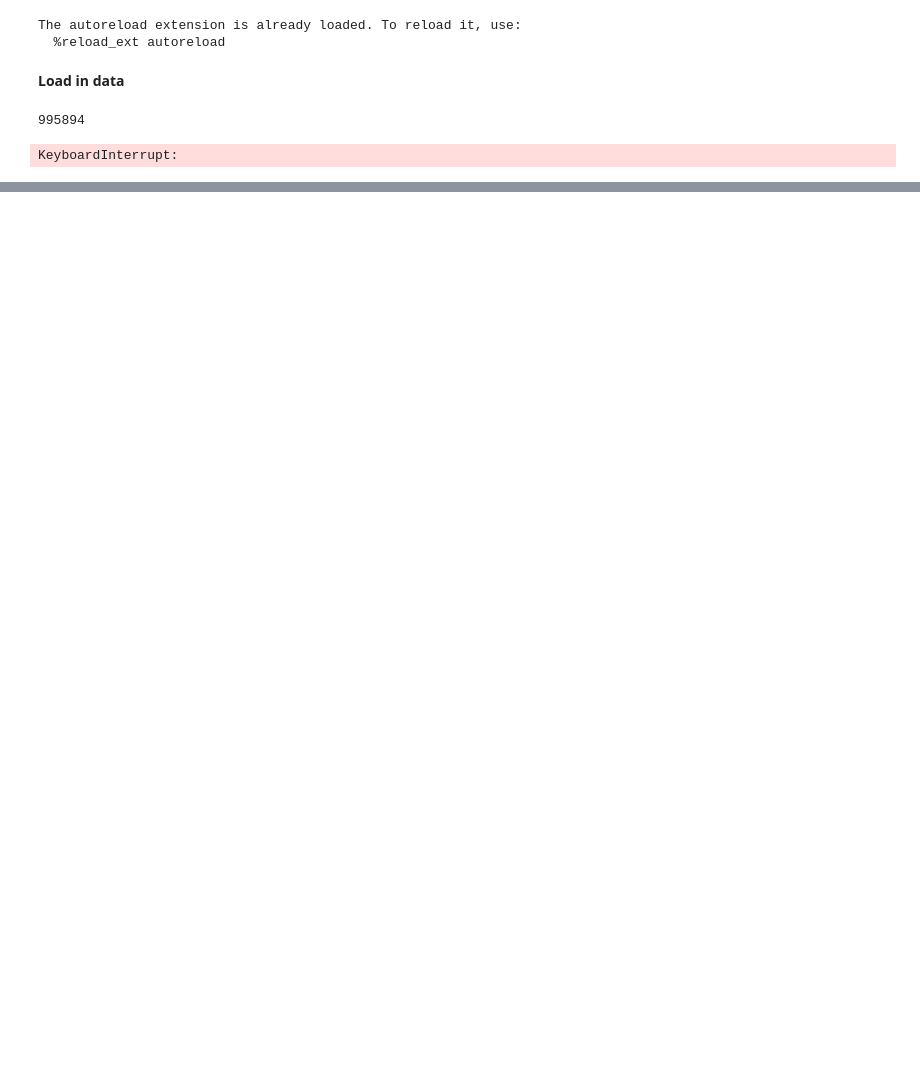
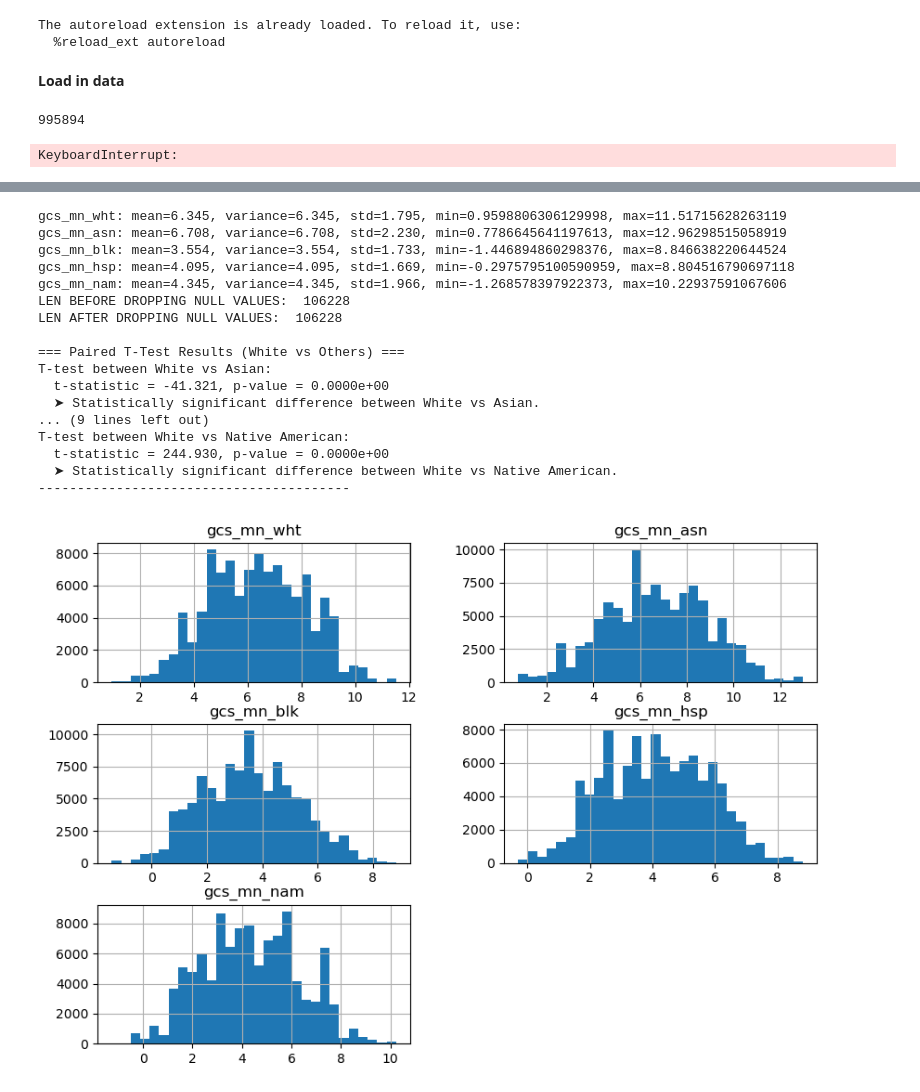
Before and after one commit to csci1951a-spring-2025/final-projects-mink, a Jupyter notebook: ml.ipynb, the cells around one changed output, grey strips where cells are left out. Saved outputs shown, nothing was run; the diff lists cells and outputs as text; code cells hidden in the pictures; blank space fills up the shorter version.

Commit message:
Started analysis question 1 + its statistical analysis

```diff
--- a/ml.ipynb
+++ b/ml.ipynb
@@ -125,3 +168,70 @@ KeyboardInterrupt:
+# %%
+import scipy.stats as stats
+
+# Statistical Analysis: Perform pairwise 2 sample t-tests between race groups
+group_labels = ['White', 'Asian', 'Black', 'Hispanic', 'Native American']
+group_cols = ['gcs_mn_wht', 'gcs_mn_asn', 'gcs_mn_blk', 'gcs_mn_hsp', 'gcs_mn_nam']
+
+# Sanity check: print column stats before t-tests
+for col in group_cols:
+    print(f"{col}: mean={df[col].mean():.3f}, variance={df[col].mean():.3f}, std={df[col].std():.3f}, min={df[col].min()}, max={df[col].max()}")
+
+print("LEN BEFORE DROPPING NULL VALUES: ", len(df))
+# df = df.dropna(subset=['gcs_mn_wht', 'gcs_mn_asn', 'gcs_mn_blk', 'gcs_mn_hsp', 'gcs_mn_nam'])
+
+import scipy.stats as stats
+
+# Define the specific comparisons you care about
+comparisons = [
+    ('White vs Asian', 'gcs_mn_wht', 'gcs_mn_asn'),
+    ('White vs Black', 'gcs_mn_wht', 'gcs_mn_blk'),
+    ('White vs Hispanic', 'gcs_mn_wht', 'gcs_mn_hsp'),
+    ('White vs Native American', 'gcs_mn_wht', 'gcs_mn_nam'),
+]
+
+# Drop any rows with missing data in the relevant columns
+relevant_cols = list(set(col for _, col1, col2 in comparisons for col in (col1, col2)))
+df = df.dropna(subset=relevant_cols)
+print("LEN AFTER DROPPING NULL VALUES: ", len(df))
+
+# Function to run only selected paired t-tests
+def ttest_pairwise(df, comparisons):
+    for label, col1, col2 in comparisons:
+        t_stat, p_value = stats.ttest_ind(df[col1], df[col2], equal_var=False)
+        print(f"T-test between {label}:")
+        print(f"  t-statistic = {t_stat:.3f}, p-value = {p_value:.4e}")
+        # TODO: adjust, these t stats looks too large and p values are all 0
+        if p_value < 0.05:
+            print(f"  ➤ Statistically significant difference between {label}.")
+        else:
+            print(f"  ➤ No significant difference between {label}.")
+        print("-" * 40)
+
+# Run the paired t-test comparisons
+print("\n=== Paired T-Test Results (White vs Others) ===")
+ttest_pairwise(df, comparisons)
+
+df[group_cols].hist(bins=30, figsize=(10, 7))
+plt.show()
+# %% [output]
+gcs_mn_wht: mean=6.345, variance=6.345, std=1.795, min=0.9598806306129998, max=11.51715628263119
+gcs_mn_asn: mean=6.708, variance=6.708, std=2.230, min=0.7786645641197613, max=12.96298515058919
+gcs_mn_blk: mean=3.554, variance=3.554, std=1.733, min=-1.446894860298376, max=8.846638220644524
+gcs_mn_hsp: mean=4.095, variance=4.095, std=1.669, min=-0.2975795100590959, max=8.804516790697118
+gcs_mn_nam: mean=4.345, variance=4.345, std=1.966, min=-1.268578397922373, max=10.22937591067606
+LEN BEFORE DROPPING NULL VALUES:  106228
+LEN AFTER DROPPING NULL VALUES:  106228
+
+=== Paired T-Test Results (White vs Others) ===
+T-test between White vs Asian:
+  t-statistic = -41.321, p-value = 0.0000e+00
+  ➤ Statistically significant difference between White vs Asian.
+... (9 lines left out)
+T-test between White vs Native American:
+  t-statistic = 244.930, p-value = 0.0000e+00
+  ➤ Statistically significant difference between White vs Native American.
+----------------------------------------
+[figure, added]
 # %%
 import pandas as pd
 import matplotlib.pyplot as plt
```
Also changed, not shown: parts of 3 cells of this notebook.
